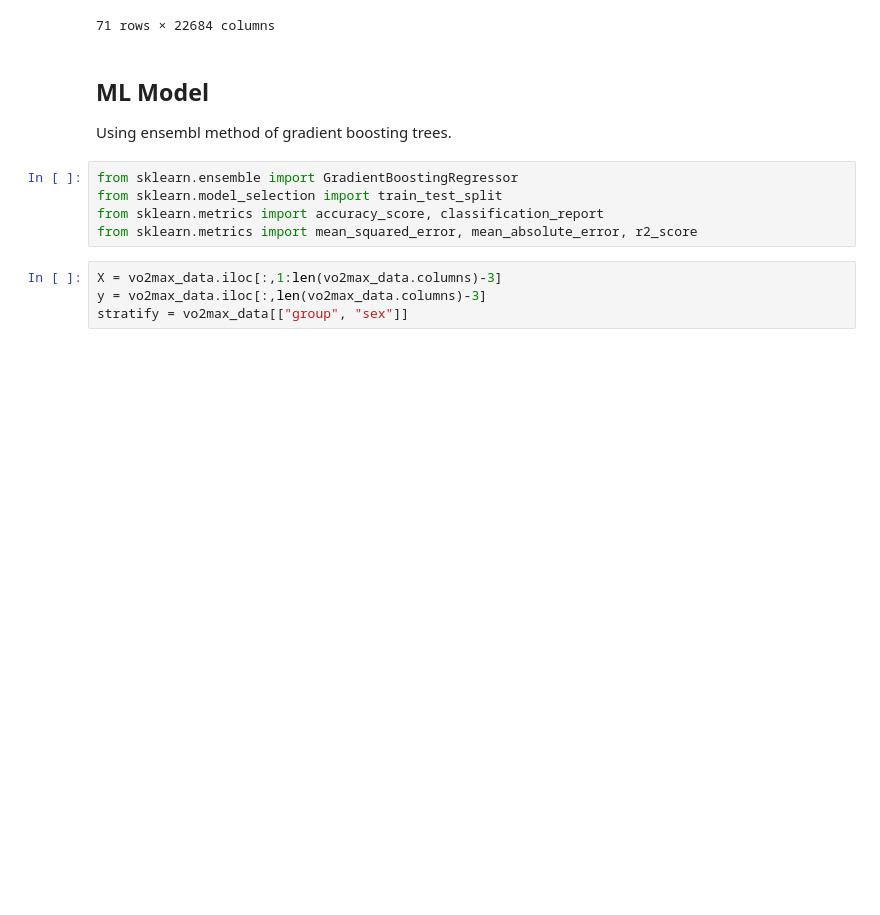
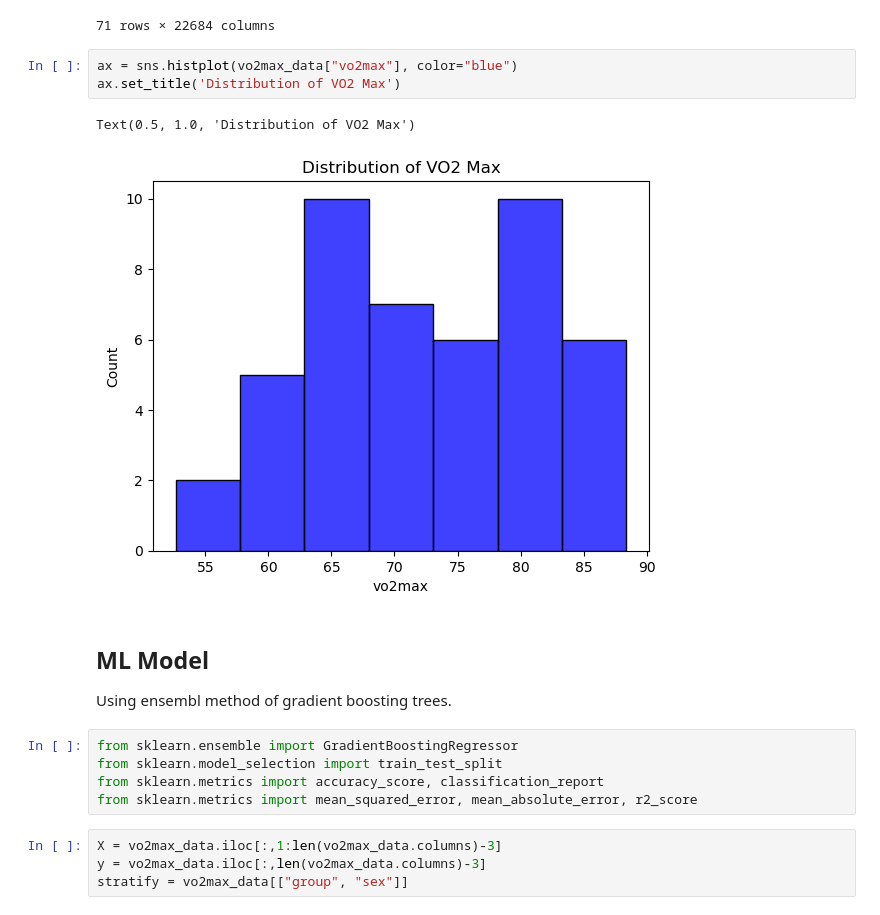
Before and after one commit to BioITHackathons/Unraveling-Exercise-Resilience-Multi-Omics-Meets-Machine-Learning, a Jupyter notebook: ml_model_vo2max.ipynb, the cells around one changed output. Drawn from its saved outputs; the diff is of its cells as text; blank space fills up the shorter version.

```diff
--- a/ml_model_vo2max.ipynb
+++ b/ml_model_vo2max.ipynb
@@ -19,6 +20,12 @@ vo2max_data
 | 69 | 10106383 | -1.40085 | 3.17792 | 0.06307 | 10.64148 | ... |
 | 70 | 10027327 | -0.73870 | 3.33676 | -0.96029 | 10.32644 | ... |
 71 rows × 22684 columns
+# %%
+ax = sns.histplot(vo2max_data["vo2max"], color="blue")
+ax.set_title('Distribution of VO2 Max')
+# %% [output]
+Text(0.5, 1.0, 'Distribution of VO2 Max')
+[figure, added]
 # %% [markdown]
 ## ML Model
 Using ensembl method of gradient boosting trees.
```
Also changed, not shown: parts of 2 cells of this notebook.
